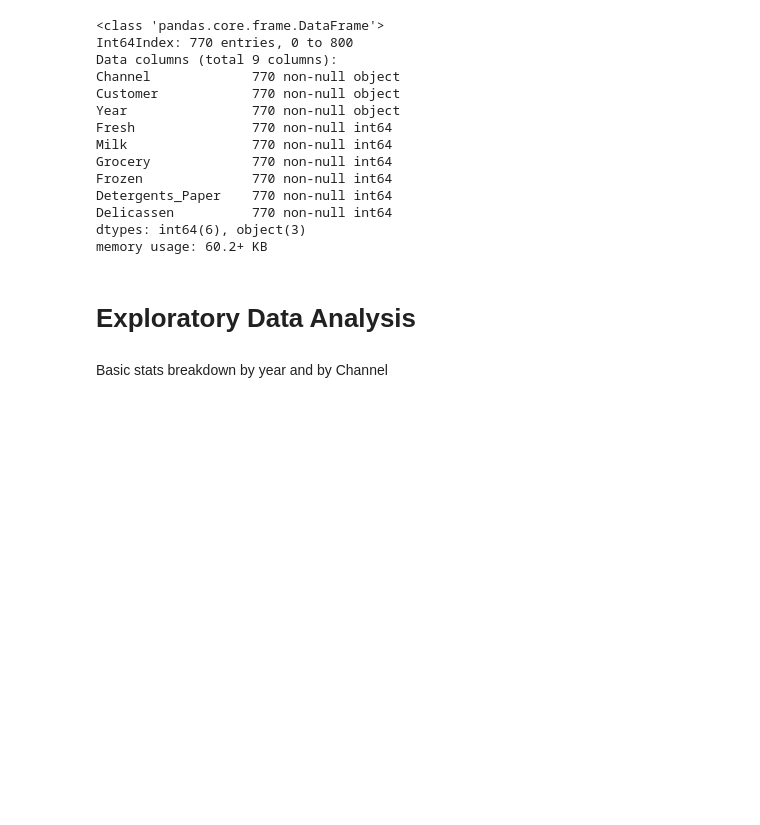
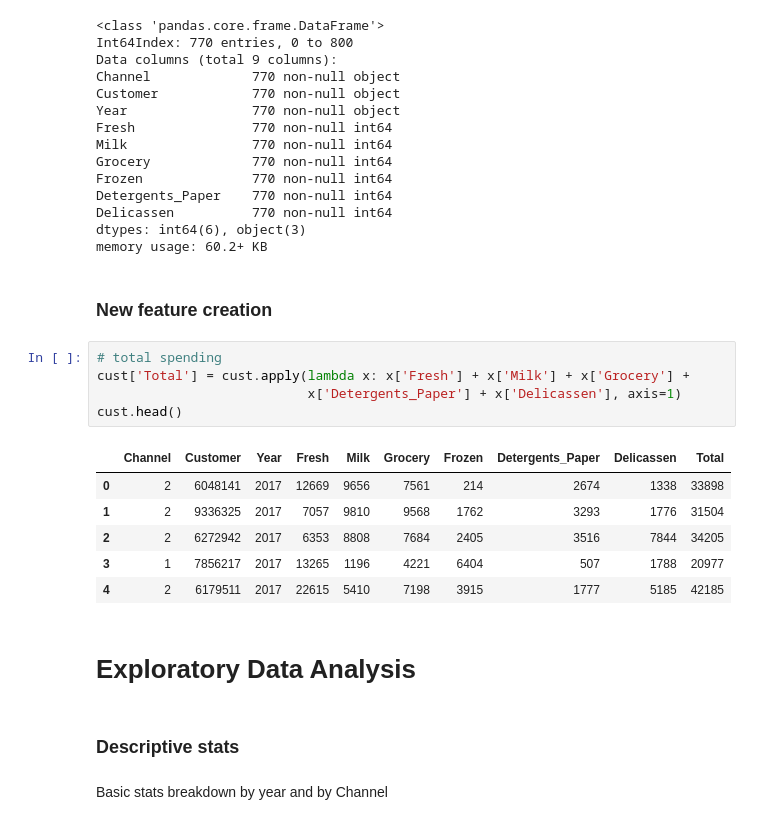
Before and after one commit to mishoptera/nyc_restaurants, a Jupyter notebook: customer_loyalty/customer_loyalty_week7_dc.ipynb, the cells around one changed output. Cells and saved outputs as stored; diff of their text form; blank space fills up the shorter version.

Commit message:
added stats.

```diff
--- a/customer_loyalty/customer_loyalty_week7_dc.ipynb
+++ b/customer_loyalty/customer_loyalty_week7_dc.ipynb
@@ -161,7 +160,23 @@ Detergents_Paper    770 non-null int64
 Delicassen          770 non-null int64
 dtypes: int64(6), object(3)
 memory usage: 60.2+ KB
+# %% [markdown]
+### New feature creation
+# %%
+# total spending
+cust['Total'] = cust.apply(lambda x: x['Fresh'] + x['Milk'] + x['Grocery'] +
+                           x['Detergents_Paper'] + x['Delicassen'], axis=1)
+cust.head()
+# %% [output]
+|  | Channel | Customer | Year | Fresh | Milk | Grocery | Frozen | Detergents_Paper | Delicassen | Total |
+| 0 | 2 | 6048141 | 2017 | 12669 | 9656 | 7561 | 214 | 2674 | 1338 | 33898 |
+| 1 | 2 | 9336325 | 2017 | 7057 | 9810 | 9568 | 1762 | 3293 | 1776 | 31504 |
+| 2 | 2 | 6272942 | 2017 | 6353 | 8808 | 7684 | 2405 | 3516 | 7844 | 34205 |
+| 3 | 1 | 7856217 | 2017 | 13265 | 1196 | 4221 | 6404 | 507 | 1788 | 20977 |
+| 4 | 2 | 6179511 | 2017 | 22615 | 5410 | 7198 | 3915 | 1777 | 5185 | 42185 |
 # %% [markdown]
 # Exploratory Data Analysis
+# %% [markdown]
+### Descriptive stats
 # %% [markdown]
 Basic stats breakdown by year and by Channel
```
Also changed, not shown: parts of 10 cells of this notebook.
